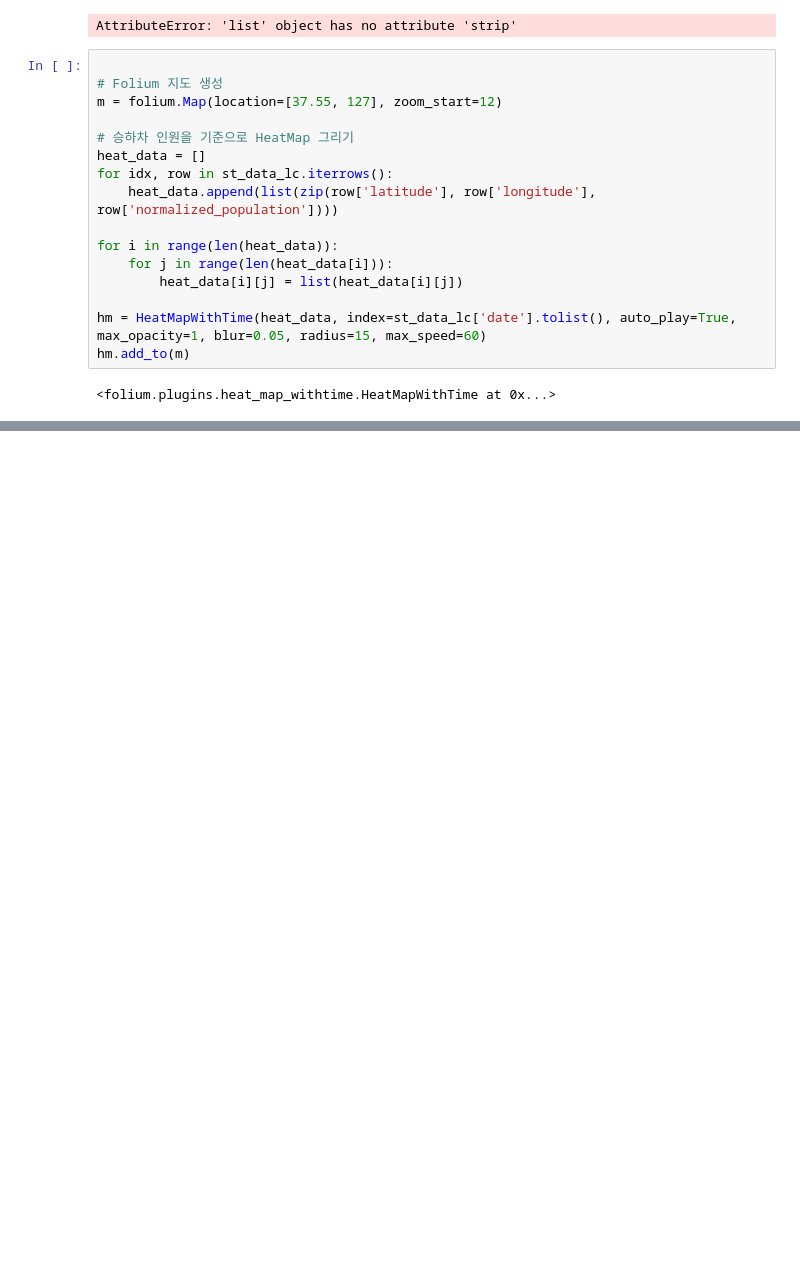
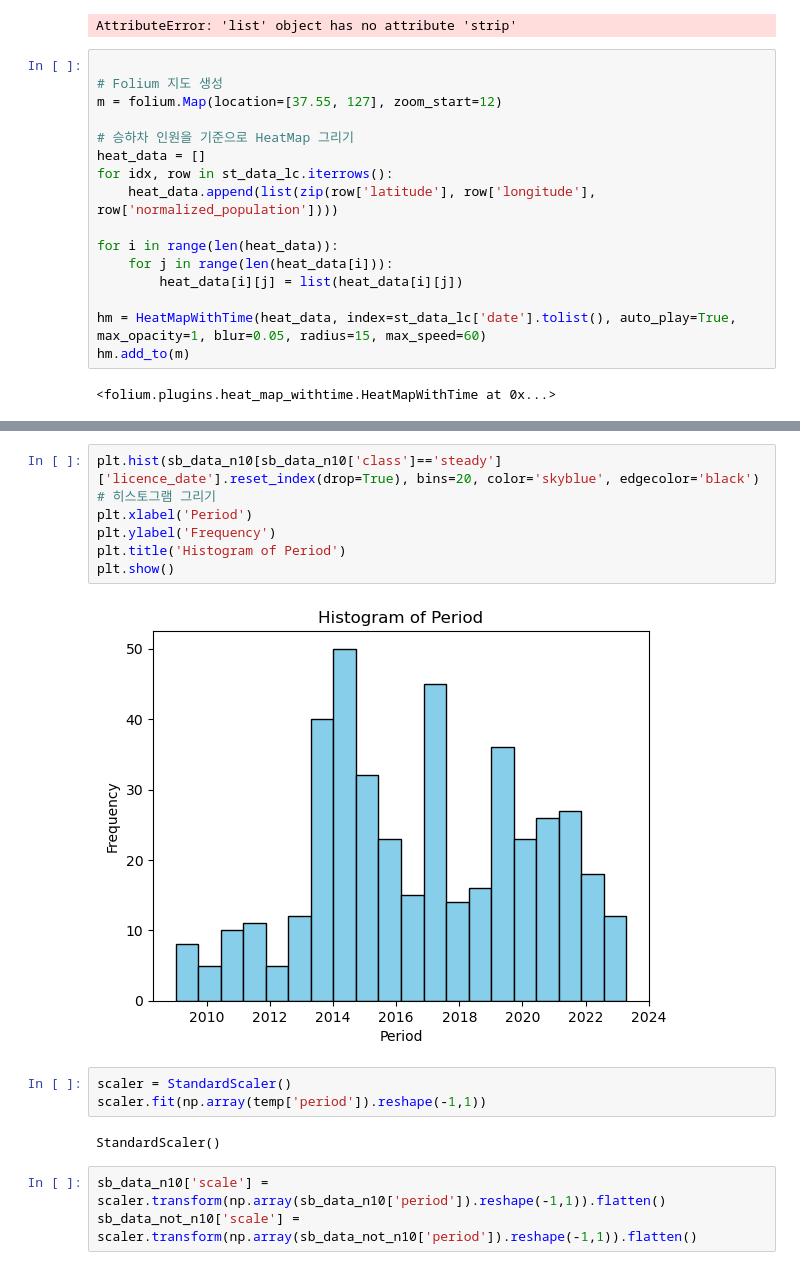
Before and after one commit to shoon95/gcp, a Jupyter notebook: pjt/subway.ipynb, the cells around one changed output, grey strips where cells are left out. Saved outputs shown, nothing was run; the diff lists cells and outputs as text; blank space fills up the shorter version.

```diff
--- a/pjt/subway.ipynb
+++ b/pjt/subway.ipynb
@@ -148,0 +784,16 @@ df = pd.read_csv('store_keyword.csv')
+# %%
+plt.hist(sb_data_n10[sb_data_n10['class']=='steady']['licence_date'].reset_index(drop=True), bins=20, color='skyblue', edgecolor='black')  # 히스토그램 그리기
+plt.xlabel('Period')
+plt.ylabel('Frequency')
+plt.title('Histogram of Period')
+plt.show()
+# %% [output]
+[figure, added]
+# %%
+scaler = StandardScaler()
+scaler.fit(np.array(temp['period']).reshape(-1,1))
+# %% [output]
+StandardScaler()
+# %%
+sb_data_n10['scale'] = scaler.transform(np.array(sb_data_n10['period']).reshape(-1,1)).flatten()
+sb_data_not_n10['scale'] = scaler.transform(np.array(sb_data_not_n10['period']).reshape(-1,1)).flatten()
```
Also changed, not shown: parts of 106 cells of this notebook.
